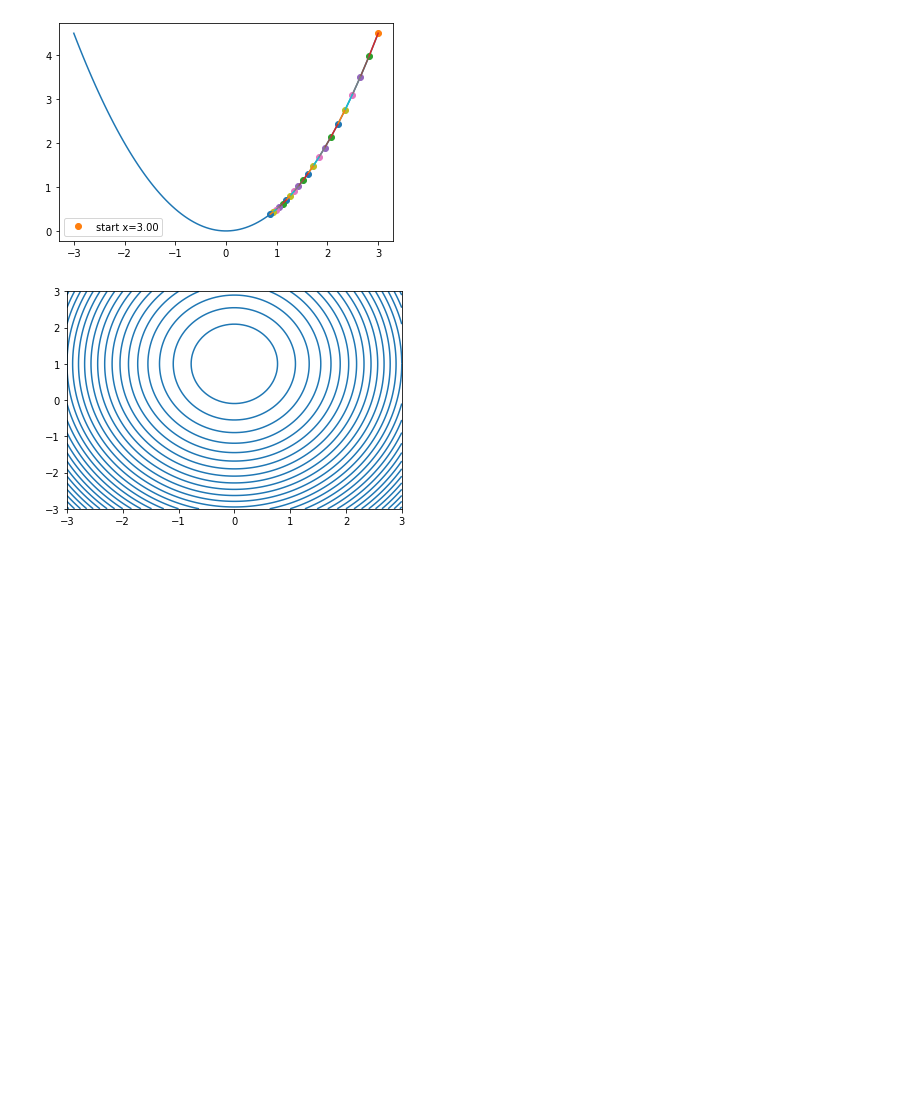
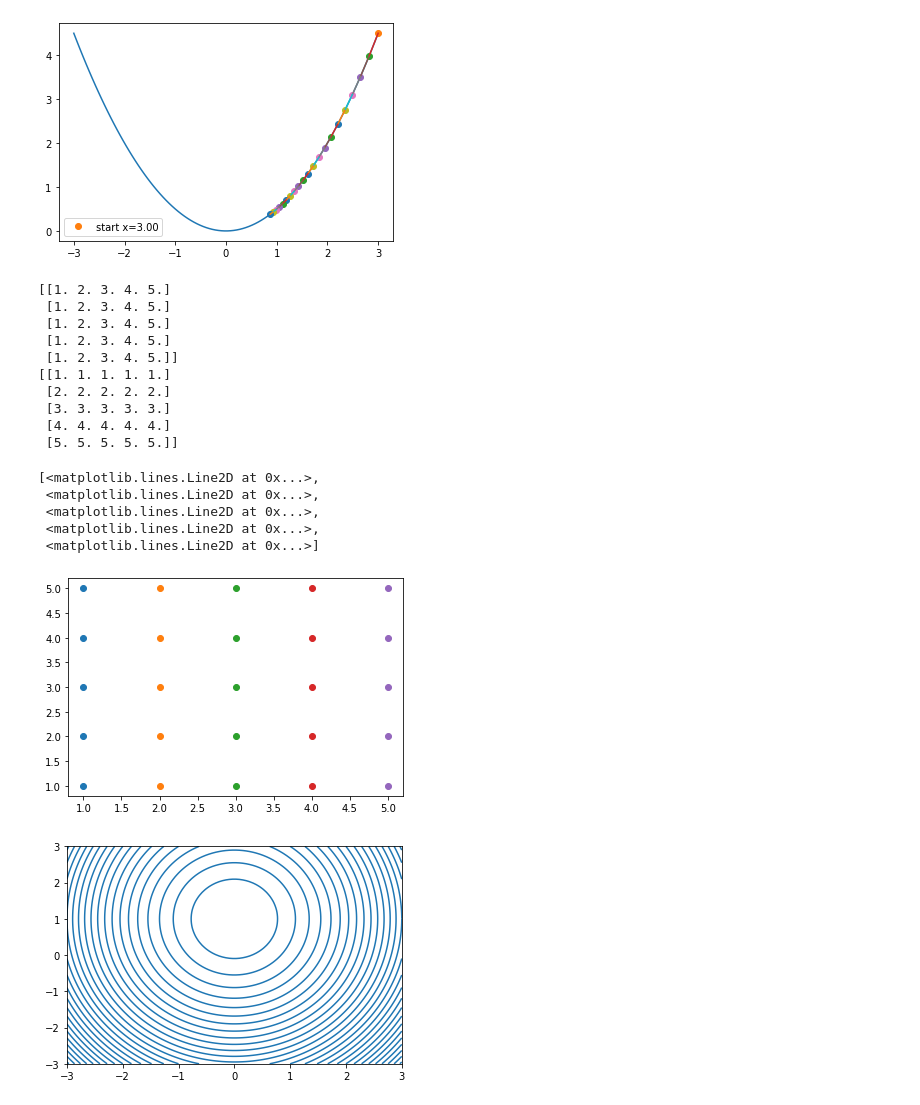
Before and after one commit to imguru-mooc/deep_learning_nlp, a Jupyter notebook: Chapter_2/1.linear_regression.ipynb, the cells around one changed output. Drawn from its saved outputs; the diff is of its cells as text; code cells hidden in the pictures; blank space fills up the shorter version.

```diff
--- a/Chapter_2/1.linear_regression.ipynb
+++ b/Chapter_2/1.linear_regression.ipynb
@@ -212,6 +215,36 @@ def plot_steps( guess, alpha, nsteps) :
 plot_steps( 3, 0.03, 20 )
 # %% [output]
 [figure]
+# %%
+import matplotlib.pyplot as plt
+import numpy as np
+
+a0 = np.linspace(1,5,5)
+# print(a0)
+a1 = np.linspace(1,5,5)
+# print(a1)
+# plt.plot(a0, a1)
+aa0, aa1 = np.meshgrid(a0, a1)
+print(aa0)
+print(aa1)
+plt.plot(aa0, aa1 , 'o')
+# %% [output]
+[[1. 2. 3. 4. 5.]
+ [1. 2. 3. 4. 5.]
+ [1. 2. 3. 4. 5.]
+ [1. 2. 3. 4. 5.]
+ [1. 2. 3. 4. 5.]]
+[[1. 1. 1. 1. 1.]
+ [2. 2. 2. 2. 2.]
+ [3. 3. 3. 3. 3.]
+ [4. 4. 4. 4. 4.]
+ [5. 5. 5. 5. 5.]]
+[<matplotlib.lines.Line2D at 0x...>,
+ <matplotlib.lines.Line2D at 0x...>,
+ <matplotlib.lines.Line2D at 0x...>,
+ <matplotlib.lines.Line2D at 0x...>,
+ <matplotlib.lines.Line2D at 0x...>]
+[figure, added]
 # %%
 import matplotlib.pyplot as plt
 import numpy as np
```
Also changed, not shown: parts of 5 cells of this notebook, 1 other file.
